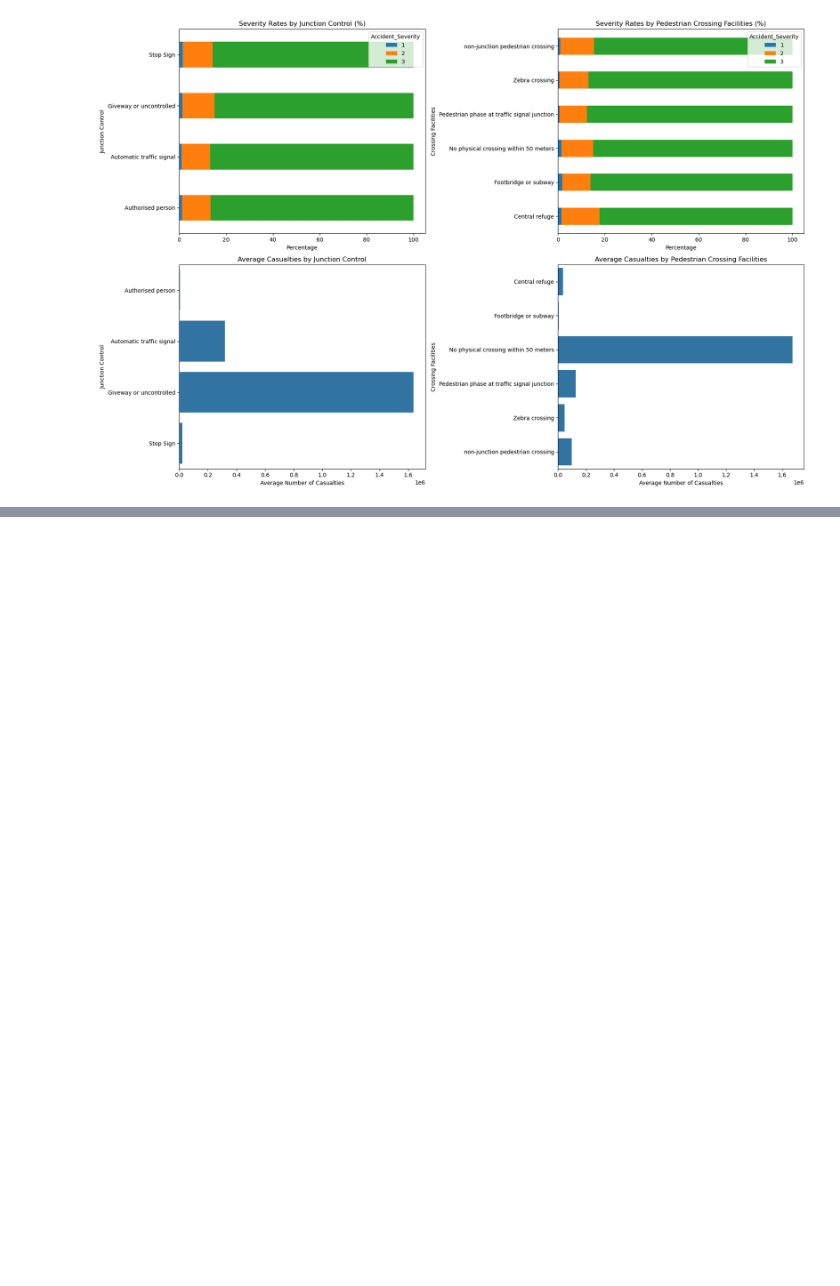
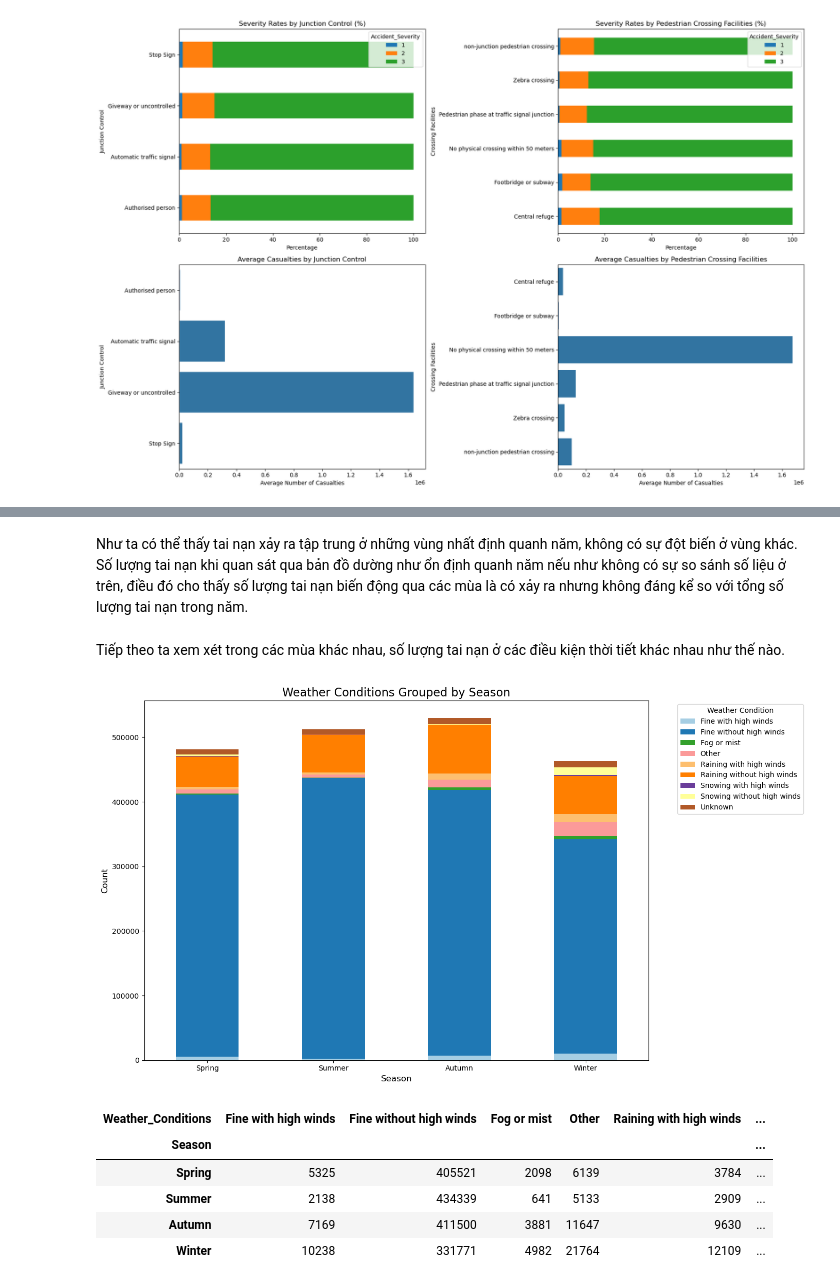
Before and after one commit to KenyaWashed/Road_Accident_Analysis, a Jupyter notebook: Question.ipynb, the cells around one changed output, grey strips where cells are left out. Cells and saved outputs as stored; diff of their text form; code cells hidden in the pictures; blank space fills up the shorter version.

```diff
--- a/Question.ipynb
+++ b/Question.ipynb
@@ -303,0 +445,28 @@ plt.show()
+# %% [markdown]
+Như ta có thể thấy tai nạn xảy ra tập trung ở những vùng nhất định quanh năm, không có sự đột biến ở vùng khác. Số lượng tai nạn khi quan sát qua bản đồ dường như ổn định quanh năm nếu như không có sự so sánh số liệu ở trên, điều đó cho thấy số lượng tai nạn biến động qua các mùa là có xảy ra nhưng không đáng kể so với tổng số lượng tai nạn trong năm.
+# %% [markdown]
+Tiếp theo ta xem xét trong các mùa khác nhau, số lượng tai nạn ở các điều kiện thời tiết khác nhau như thế nào.
+# %%
+# Group by 'Season' and 'Weather_Condition' and count occurrences
+weather_by_season = road_df.groupby(['Season', 'Weather_Conditions'])['Number_of_Casualties'].sum().unstack(fill_value=0).reindex(season_order)
+weather_by_season = pd.DataFrame(weather_by_season)
+
+# Plot the data
+weather_by_season.plot(kind='bar', stacked=True, figsize=(14, 8), colormap='Paired')
+plt.title('Weather Conditions Grouped by Season', fontsize=16)
+plt.xlabel('Season', fontsize=12)
+plt.ylabel('Count', fontsize=12)
+plt.legend(title='Weather Condition', bbox_to_anchor=(1.05, 1), loc='upper left')
+plt.xticks(rotation=0)
+plt.tight_layout()
+plt.show()
+
+weather_by_season
+# %% [output]
+[figure, added]
+| Weather_Conditions | Fine with high winds | Fine without high winds | Fog or mist | Other | Raining with high winds | ... |
+| Season |  |  |  |  |  | ... |
+| Spring | 5325 | 405521 | 2098 | 6139 | 3784 | ... |
+| Summer | 2138 | 434339 | 641 | 5133 | 2909 | ... |
+| Autumn | 7169 | 411500 | 3881 | 11647 | 9630 | ... |
+| Winter | 10238 | 331771 | 4982 | 21764 | 12109 | ... |
```
Also changed, not shown: parts of 24 cells of this notebook.
